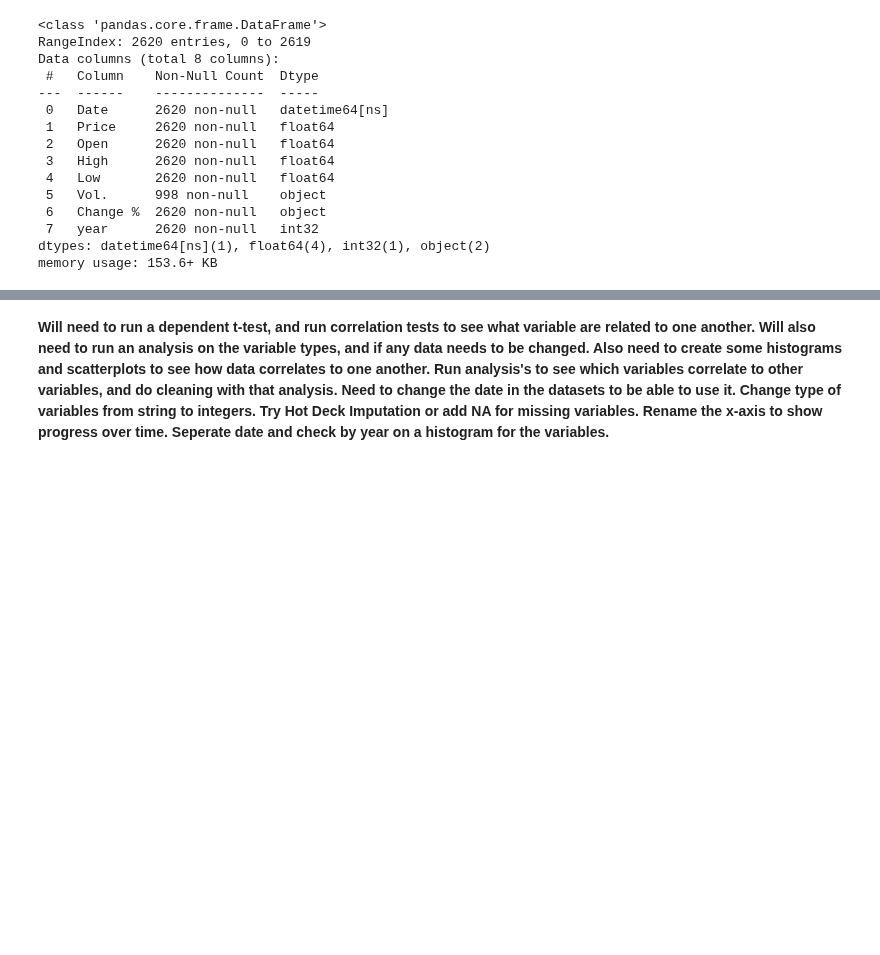
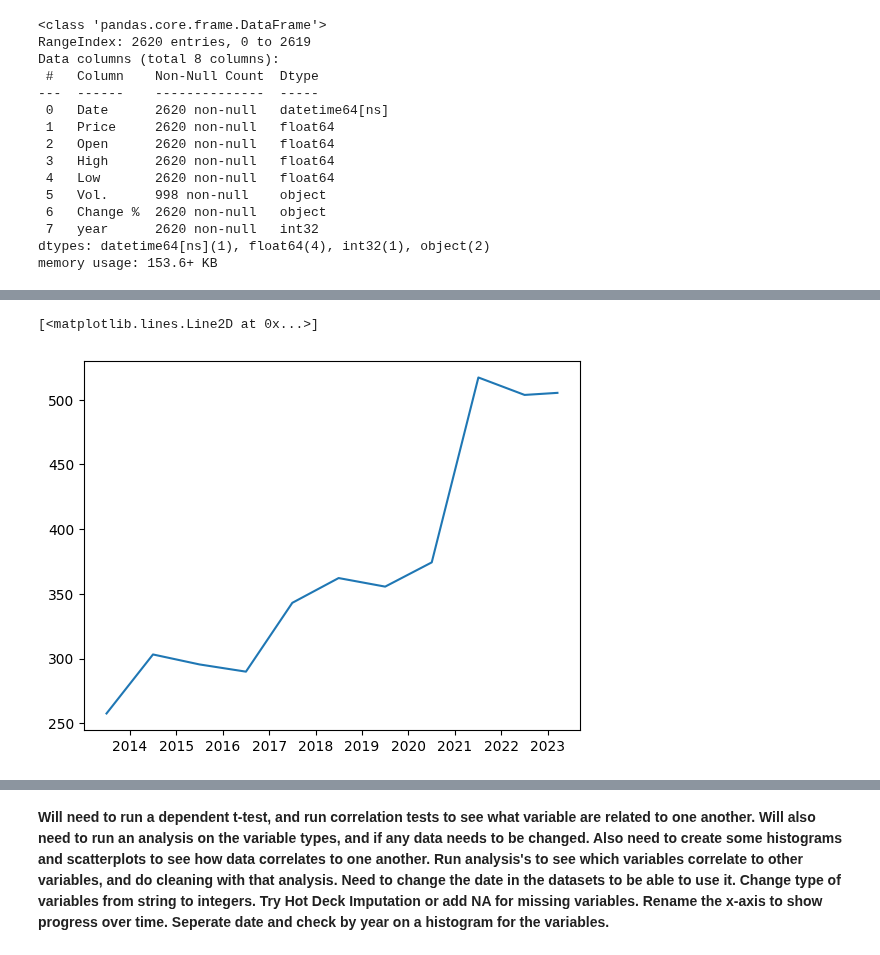
Before and after one commit to ChrisVerg/SmartInvest, a Jupyter notebook: Notebooks/Israel_FinalProjectTestSpace_IG.ipynb, the cells around one changed output, grey strips where cells are left out. Saved outputs shown, nothing was run; the diff lists cells and outputs as text; code cells hidden in the pictures; blank space fills up the shorter version.

```diff
--- a/Notebooks/Israel_FinalProjectTestSpace_IG.ipynb
+++ b/Notebooks/Israel_FinalProjectTestSpace_IG.ipynb
@@ -186,0 +189,5 @@ sp_materials1['Change %'] = sp_materials1['Change %'].str.replace('%', '').astyp
+# %%
+plt.plot(sp_materials1_year['Date'], sp_materials1_year['Price'])
+# %% [output]
+[<matplotlib.lines.Line2D at 0x...>]
+[figure, added]
```
Also changed, not shown: parts of 27 cells of this notebook.
